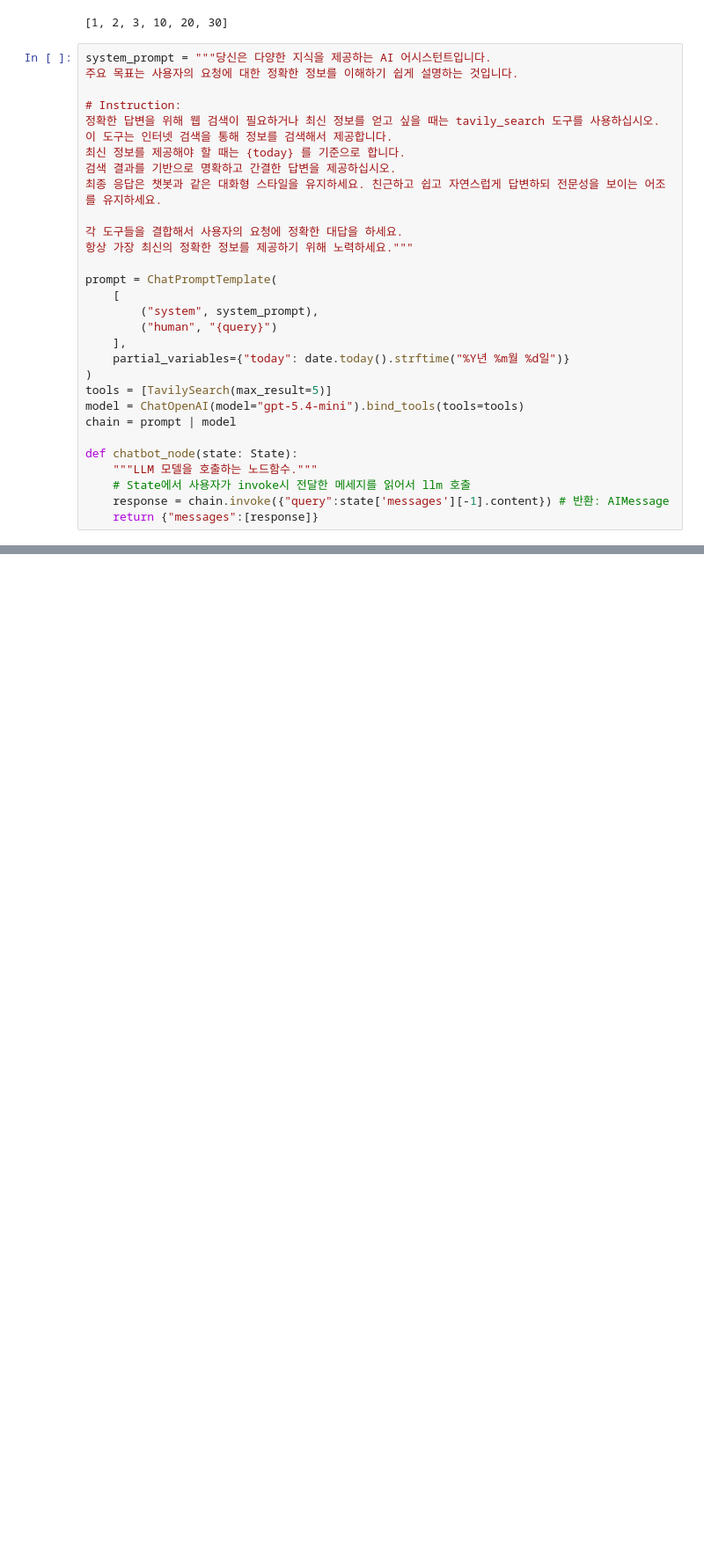
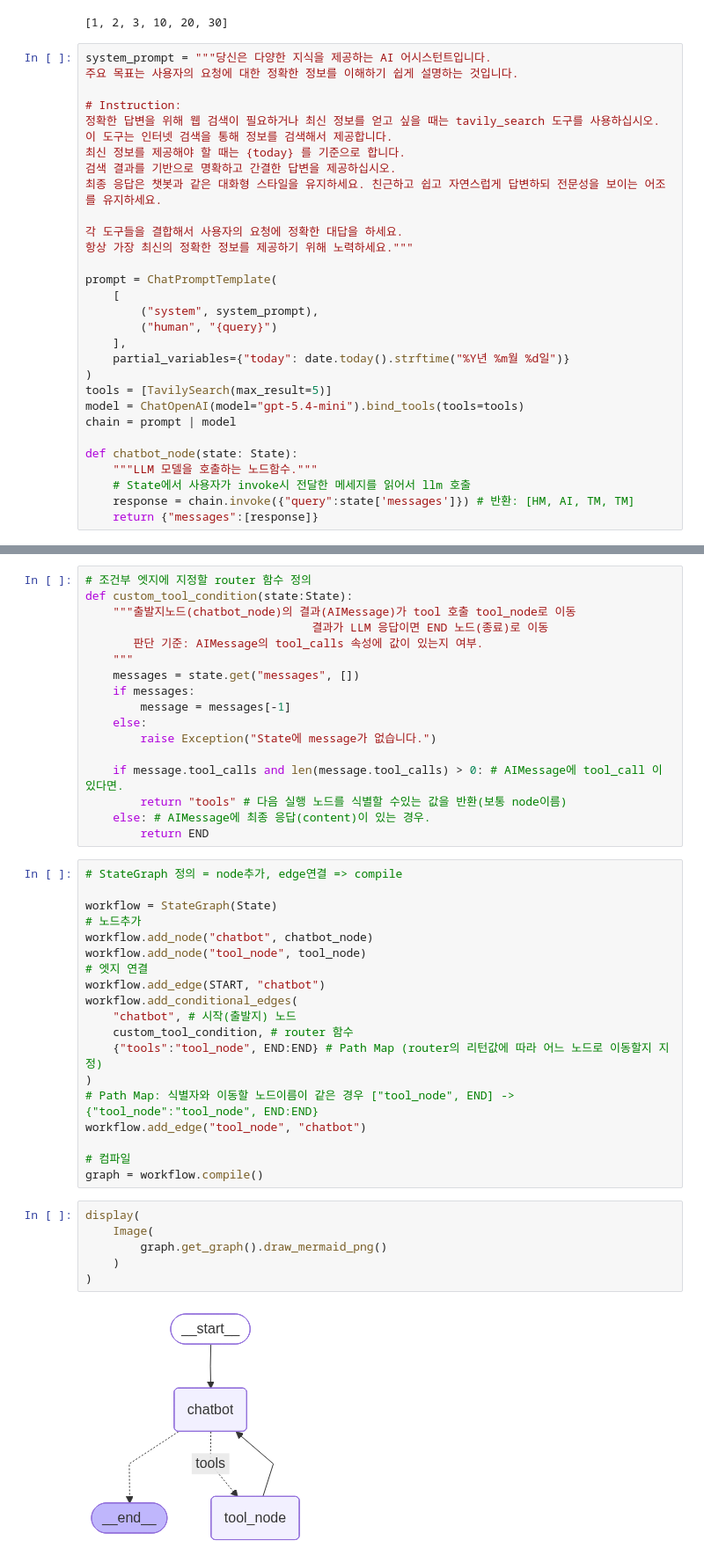
Before and after one commit to leeyonghyok/SKN31, a Jupyter notebook: 10_AI_Agent/12_Agent_langgraph_1.ipynb, the cells around one changed output, grey strips where cells are left out. Shown at 88% size. Saved outputs shown, nothing was run; the diff lists cells and outputs as text; blank space fills up the shorter version.

```diff
--- a/10_AI_Agent/12_Agent_langgraph_1.ipynb
+++ b/10_AI_Agent/12_Agent_langgraph_1.ipynb
@@ -680,7 +680,7 @@ chain = prompt | model
 def chatbot_node(state: State):
     """LLM 모델을 호출하는 노드함수."""
     # State에서 사용자가 invoke시 전달한 메세지를 읽어서 llm 호출
-    response = chain.invoke({"query":state['messages'][-1].content}) # 반환: AIMessage
+    response = chain.invoke({"query":state['messages']}) # 반환: [HM, AI, TM, TM]
     return {"messages":[response]}
 # %%
 class CustomToolNode:
@@ -709 +713,45 @@ class CustomToolNode:
+# %%
+# 조건부 엣지에 지정할 router 함수 정의
+def custom_tool_condition(state:State):
+    """출발지노드(chatbot_node)의 결과(AIMessage)가 tool 호출 tool_node로 이동
+                                 결과가 LLM 응답이면 END 노드(종료)로 이동
+       판단 기준: AIMessage의 tool_calls 속성에 값이 있는지 여부.
+    """
+    messages = state.get("messages", [])
+    if messages:
+        message = messages[-1]
+    else:
+        raise Exception("State에 message가 없습니다.")
+
+    if message.tool_calls and len(message.tool_calls) > 0: # AIMessage에 tool_call 이 있다면.
+        return "tools" # 다음 실행 노드를 식별할 수있는 값을 반환(보통 node이름)
+    else: # AIMessage에 최종 응답(content)이 있는 경우.
+        return END
+# %%
+# StateGraph 정의 = node추가, edge연결 => compile
+
+workflow = StateGraph(State)
+# 노드추가
+workflow.add_node("chatbot", chatbot_node)
+workflow.add_node("tool_node", tool_node)
+# 엣지 연결
+workflow.add_edge(START, "chatbot")
+workflow.add_conditional_edges(
+    "chatbot", # 시작(출발지) 노드
+    custom_tool_condition, # router 함수
+    {"tools":"tool_node", END:END} # Path Map (router의 리턴값에 따라 어느 노드로 이동할지 지정)
+)
+# Path Map: 식별자와 이동할 노드이름이 같은 경우 ["tool_node", END] -> {"tool_node":"tool_node", END:END}
+workflow.add_edge("tool_node", "chatbot")
+
+# 컴파일
+graph = workflow.compile()
+# %%
+display(
+    Image(
+        graph.get_graph().draw_mermaid_png()
+    )
+)
+# %% [output]
+[figure, added]
 # %%
```
Also changed, not shown: parts of 13 cells of this notebook, 22 other files.
